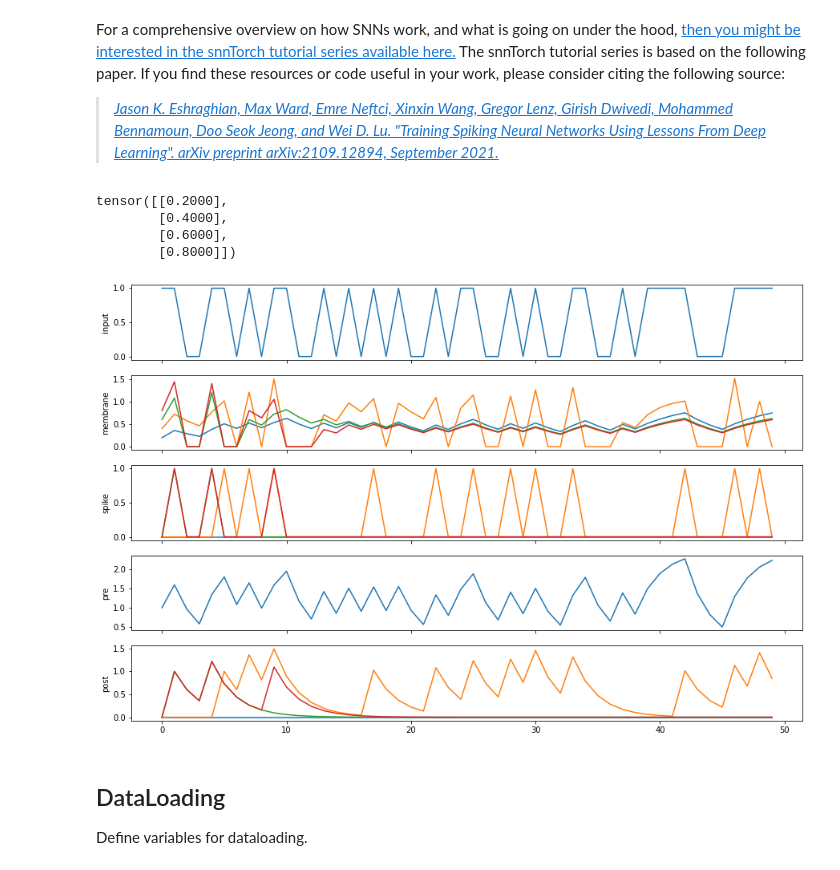
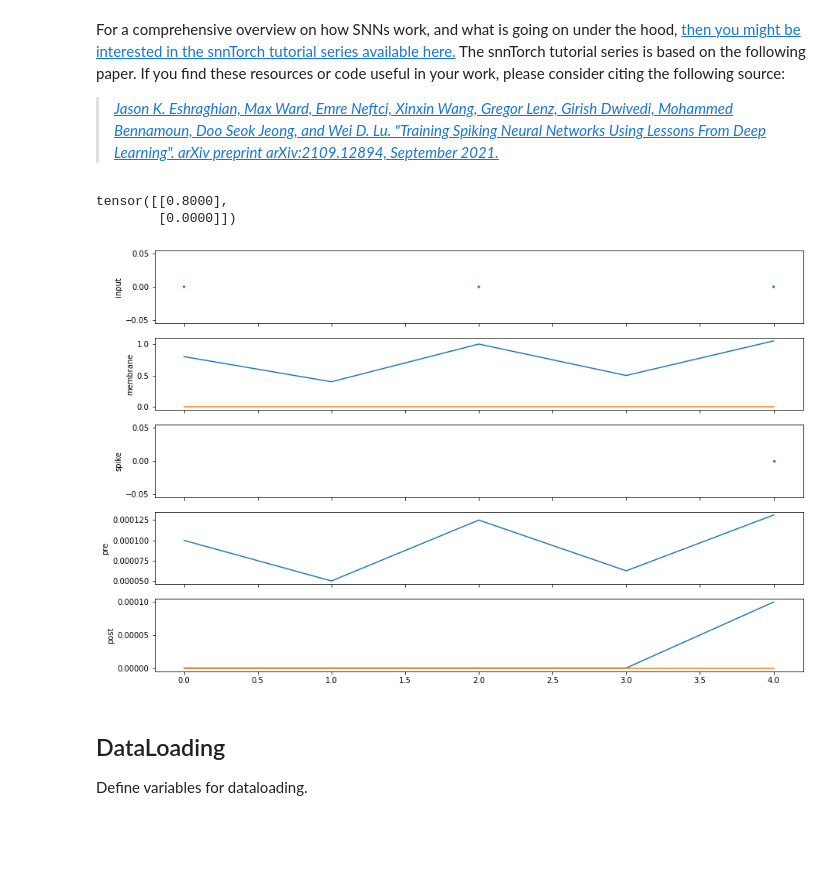
Before and after one commit to allzp/snntorch, a Jupyter notebook: examples/tutorial_stdpleaky.ipynb, the cells around one changed output. Saved outputs shown, nothing was run; the diff lists cells and outputs as text; code cells hidden in the pictures; blank space fills up the shorter version.

Commit message:
potentially fix two loop in stdp

```diff
--- a/examples/tutorial_stdpleaky.ipynb
+++ b/examples/tutorial_stdpleaky.ipynb
@@ -60,35 +63,55 @@ class Net(torch.nn.Module):
         return torch.stack(spk_rec, dim=0), torch.stack(mem_rec, dim=0), torch.stack(trace_pre_rec, dim=0), torch.stack(trace_post_rec, dim=0)
 # %%
 inp_num = 1
-num_steps = 50
-outp_num = 4
+num_steps = 5
+outp_num = 2
+batch_size = 1
 net = Net().to(device)
-net.stdp1.V.weight.data = torch.Tensor([[0.2], [0.4], [0.6], [0.8]])
-print(net.stdp1.V.weight.data)
+weight_before = torch.Tensor([[0.8], [0.0]])
+net.stdp1.V.weight.data = weight_before
+# weight_before = net.stdp1.V.weight.data
+print(weight_before)
 # %% [output]
-tensor([[0.2000],
-        [0.4000],
-        [0.6000],
-        [0.8000]])
+tensor([[0.8000],
+        [0.0000]])
 # %%
-inp = torch.randint(low=0, high=2, size=(num_steps, inp_num)).float()
+# inp = torch.randint(low=0, high=3, size=(num_steps, batch_size, inp_num)).float()
+inp = torch.Tensor([
+    [[1]],
+    [[0]],
+    [[1]],
+    [[0]],
+    [[1]]
+])
 spk_rec, mem_rec, trace_pre_rec, trace_post_rec = net(inp)
+weight_after = net.stdp1.V.weight.data
+print(weight_after)
 # %%
 fig, ax = plt.subplots(5, 1, figsize=(15,10),sharex=True)
 
-ax[0].plot(inp.detach().numpy())
+inp_spk = inp.squeeze(1).detach().numpy()
+times, nids = np.where(inp_spk)
+s = [5*inp_spk[times[i], nids[i]] for i in range(len(times))]
+ax[0].scatter(times, nids, s=s)
 ax[0].set_ylabel("input")
-ax[1].plot(mem_rec.detach().numpy())
+ax[1].plot(mem_rec.squeeze(1).detach().numpy())
 ax[1].set_ylabel("membrane")
-ax[2].plot(spk_rec.detach().numpy())
+out_spk = spk_rec.squeeze(1).detach().numpy()
+times, nids = np.where(out_spk)
+s = [5*out_spk[times[i], nids[i]] for i in range(len(times))]
+ax[2].scatter(times, nids, s=s)
 ax[2].set_ylabel("spike")
-ax[3].plot(trace_pre_rec.detach().numpy())
+ax[3].plot(trace_pre_rec.squeeze(1).detach().numpy())
 ax[3].set_ylabel("pre")
-ax[4].plot(trace_post_rec.detach().numpy())
+ax[4].plot(trace_post_rec.squeeze(1).detach().numpy())
 ax[4].set_ylabel("post");
-# plt.tight_layout();
+
+# fig, ax = plt.subplots(2, 1, figsize=(15,3),sharex=True)
+# ax[0].imshow(weight_before, vmin=-1, vmax=1, aspect="auto")
+# ax[1].imshow(weight_after, vmin=-1, vmax=1, aspect="auto");
+# # plt.tight_layout();
 # %% [output]
-[figure, old version]
+[figure, new version]
 # %% [markdown]
 ## DataLoading
 Define variables for dataloading.
```
Also changed, not shown: parts of 3 cells of this notebook, 1 other file.
